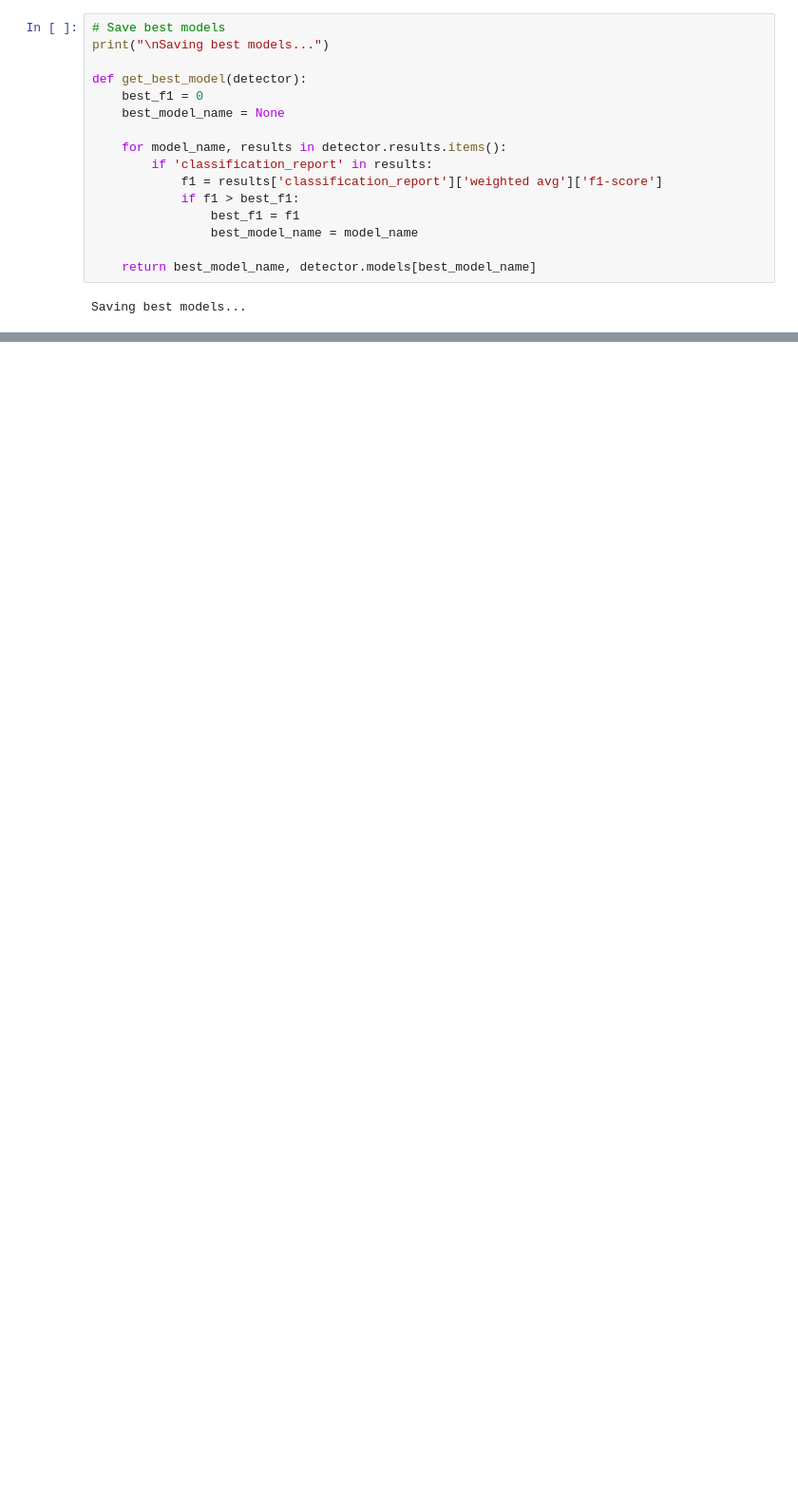
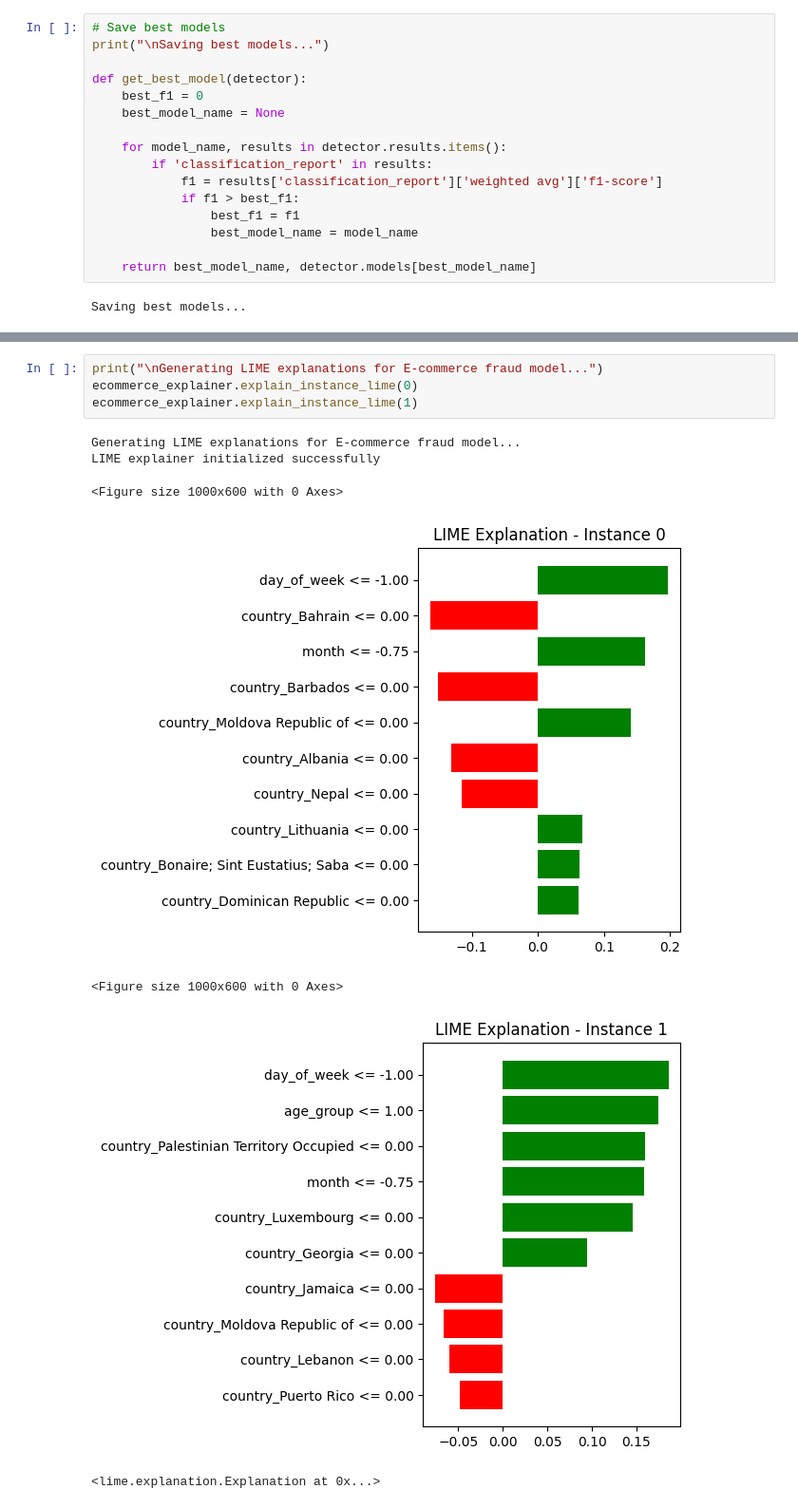
Before and after one commit to tsega19/ecommerce-bank-fraud-detection, a Jupyter notebook: notebooks/model_training.ipynb, the cells around one changed output, grey strips where cells are left out. Shown at 95% size. Saved outputs shown, nothing was run; the diff lists cells and outputs as text; blank space fills up the shorter version.

```diff
--- a/notebooks/model_training.ipynb
+++ b/notebooks/model_training.ipynb
@@ -527,0 +713,12 @@ shap_dependence_plot(best_credit_model,X_fraud, X_test_fraud_scaled, 'purchase_v
+# %%
+print("\nGenerating LIME explanations for E-commerce fraud model...")
+ecommerce_explainer.explain_instance_lime(0)
+ecommerce_explainer.explain_instance_lime(1)
+# %% [output]
+Generating LIME explanations for E-commerce fraud model...
+LIME explainer initialized successfully
+<Figure size 1000x600 with 0 Axes>
+[figure, added]
+<Figure size 1000x600 with 0 Axes>
+[figure, added]
+<lime.explanation.Explanation at 0x...>
```
Also changed, not shown: parts of 23 cells of this notebook, 34 other files.
